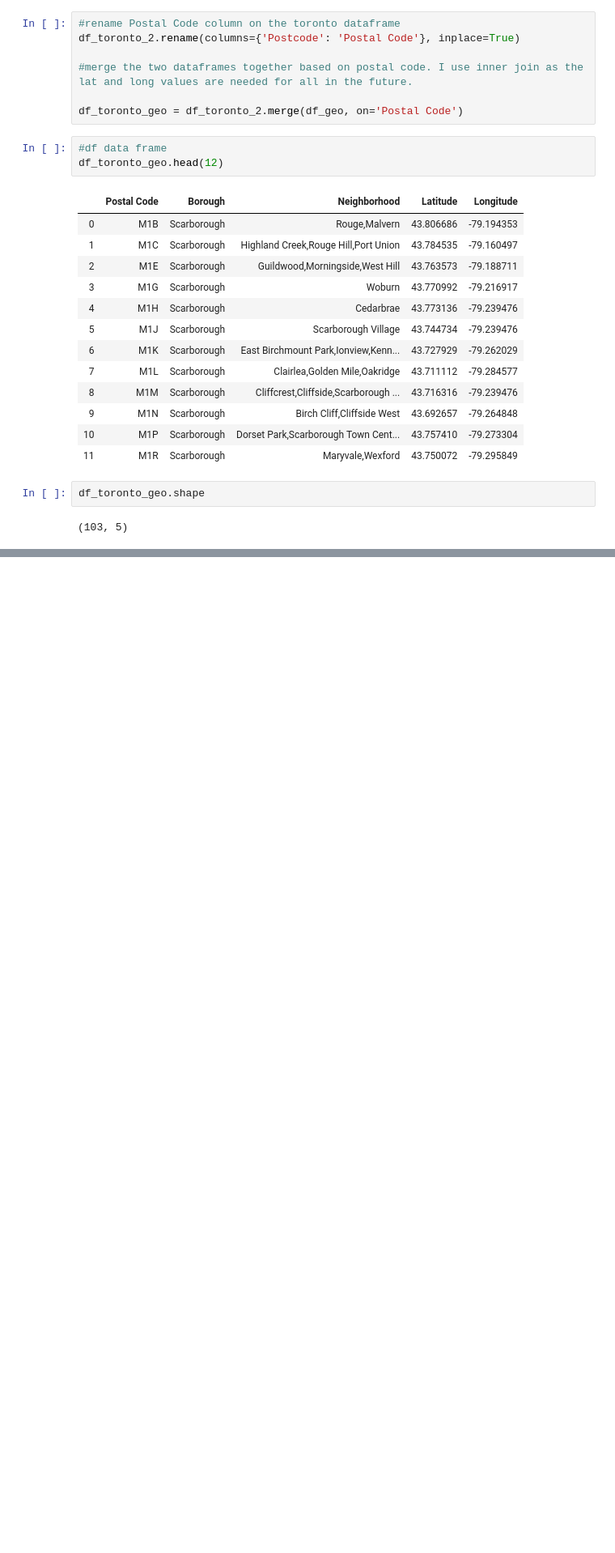
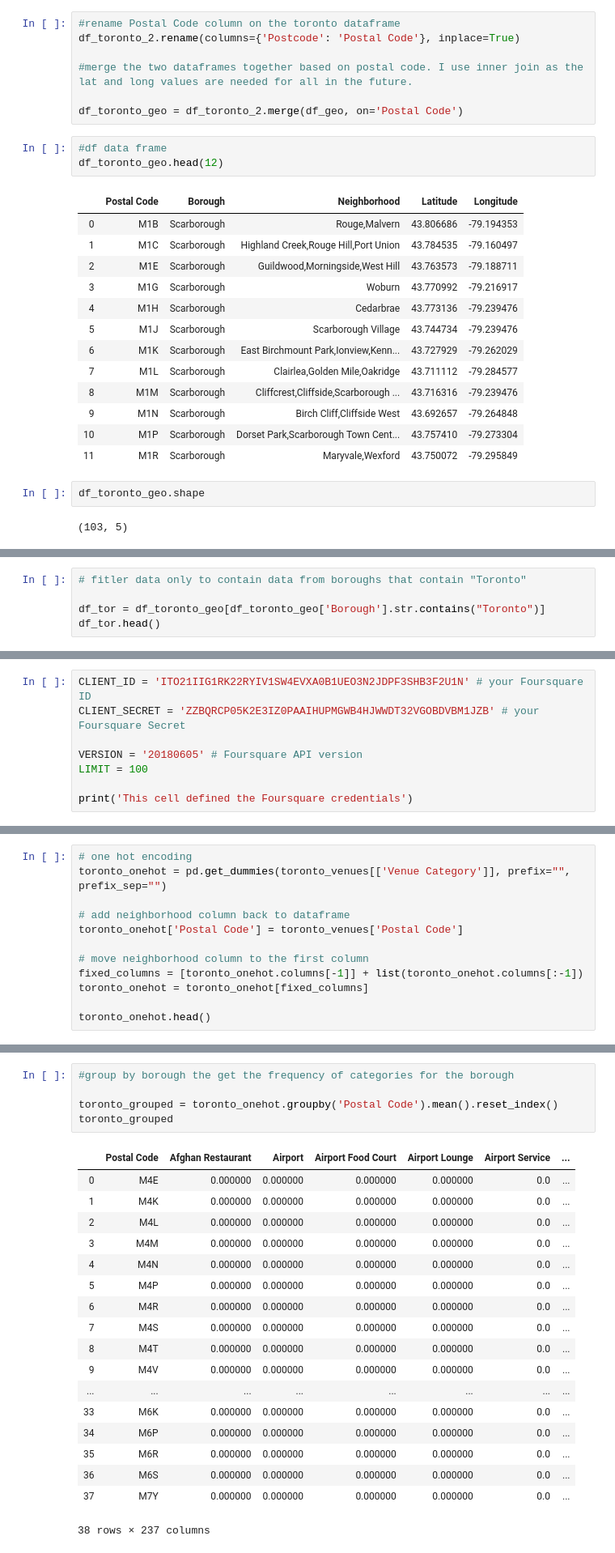
Before and after one commit to VaahtioTiina/Capstone-Sport-Facilities-in-Amsterdam, a Jupyter notebook: Python Capstone Toronto Neighborhoods 20191229.ipynb, the cells around one changed output, grey strips where cells are left out. Shown: that part at 81% size. Saved outputs shown, nothing was run; the diff lists cells and outputs as text; blank space fills up the shorter version.

```diff
--- a/Python Capstone Toronto Neighborhoods 20191229.ipynb
+++ b/Python Capstone Toronto Neighborhoods 20191229.ipynb
@@ -89,0 +123,5 @@ df_toronto_geo.shape
+# %%
+# fitler data only to contain data from boroughs that contain "Toronto"
+
+df_tor = df_toronto_geo[df_toronto_geo['Borough'].str.contains("Toronto")]
+df_tor.head()
@@ -89,0 +137,8 @@ df_toronto_geo.shape
+# %%
+CLIENT_ID = 'ITO21IIG1RK22RYIV1SW4EVXA0B1UEO3N2JDPF3SHB3F2U1N' # your Foursquare ID
+CLIENT_SECRET = 'ZZBQRCP05K2E3IZ0PAAIHUPMGWB4HJWWDT32VGOBDVBM1JZB' # your Foursquare Secret
+
+VERSION = '20180605' # Foursquare API version
+LIMIT = 100
+
+print('This cell defined the Foursquare credentials')
@@ -89,0 +244,12 @@ df_toronto_geo.shape
+# %%
+# one hot encoding
+toronto_onehot = pd.get_dummies(toronto_venues[['Venue Category']], prefix="", prefix_sep="")
+
+# add neighborhood column back to dataframe
+toronto_onehot['Postal Code'] = toronto_venues['Postal Code']
+
+# move neighborhood column to the first column
+fixed_columns = [toronto_onehot.columns[-1]] + list(toronto_onehot.columns[:-1])
+toronto_onehot = toronto_onehot[fixed_columns]
+
+toronto_onehot.head()
@@ -89,0 +264,24 @@ df_toronto_geo.shape
+# %%
+#group by borough the get the frequency of categories for the borough
+
+toronto_grouped = toronto_onehot.groupby('Postal Code').mean().reset_index()
+toronto_grouped
+# %% [output]
+|  | Postal Code | Afghan Restaurant | Airport | Airport Food Court | Airport Lounge | Airport Service | ... |
+| 0 | M4E | 0.000000 | 0.000000 | 0.000000 | 0.000000 | 0.0 | ... |
+| 1 | M4K | 0.000000 | 0.000000 | 0.000000 | 0.000000 | 0.0 | ... |
+| 2 | M4L | 0.000000 | 0.000000 | 0.000000 | 0.000000 | 0.0 | ... |
+| 3 | M4M | 0.000000 | 0.000000 | 0.000000 | 0.000000 | 0.0 | ... |
+| 4 | M4N | 0.000000 | 0.000000 | 0.000000 | 0.000000 | 0.0 | ... |
+| 5 | M4P | 0.000000 | 0.000000 | 0.000000 | 0.000000 | 0.0 | ... |
+| 6 | M4R | 0.000000 | 0.000000 | 0.000000 | 0.000000 | 0.0 | ... |
+| 7 | M4S | 0.000000 | 0.000000 | 0.000000 | 0.000000 | 0.0 | ... |
+| 8 | M4T | 0.000000 | 0.000000 | 0.000000 | 0.000000 | 0.0 | ... |
+| 9 | M4V | 0.000000 | 0.000000 | 0.000000 | 0.000000 | 0.0 | ... |
+| ... | ... | ... | ... | ... | ... | ... | ... |
+| 33 | M6K | 0.000000 | 0.000000 | 0.000000 | 0.000000 | 0.0 | ... |
+| 34 | M6P | 0.000000 | 0.000000 | 0.000000 | 0.000000 | 0.0 | ... |
+| 35 | M6R | 0.000000 | 0.000000 | 0.000000 | 0.000000 | 0.0 | ... |
+| 36 | M6S | 0.000000 | 0.000000 | 0.000000 | 0.000000 | 0.0 | ... |
+| 37 | M7Y | 0.000000 | 0.000000 | 0.000000 | 0.000000 | 0.0 | ... |
+38 rows × 237 columns
```
Also changed, not shown: parts of 23 cells of this notebook.
